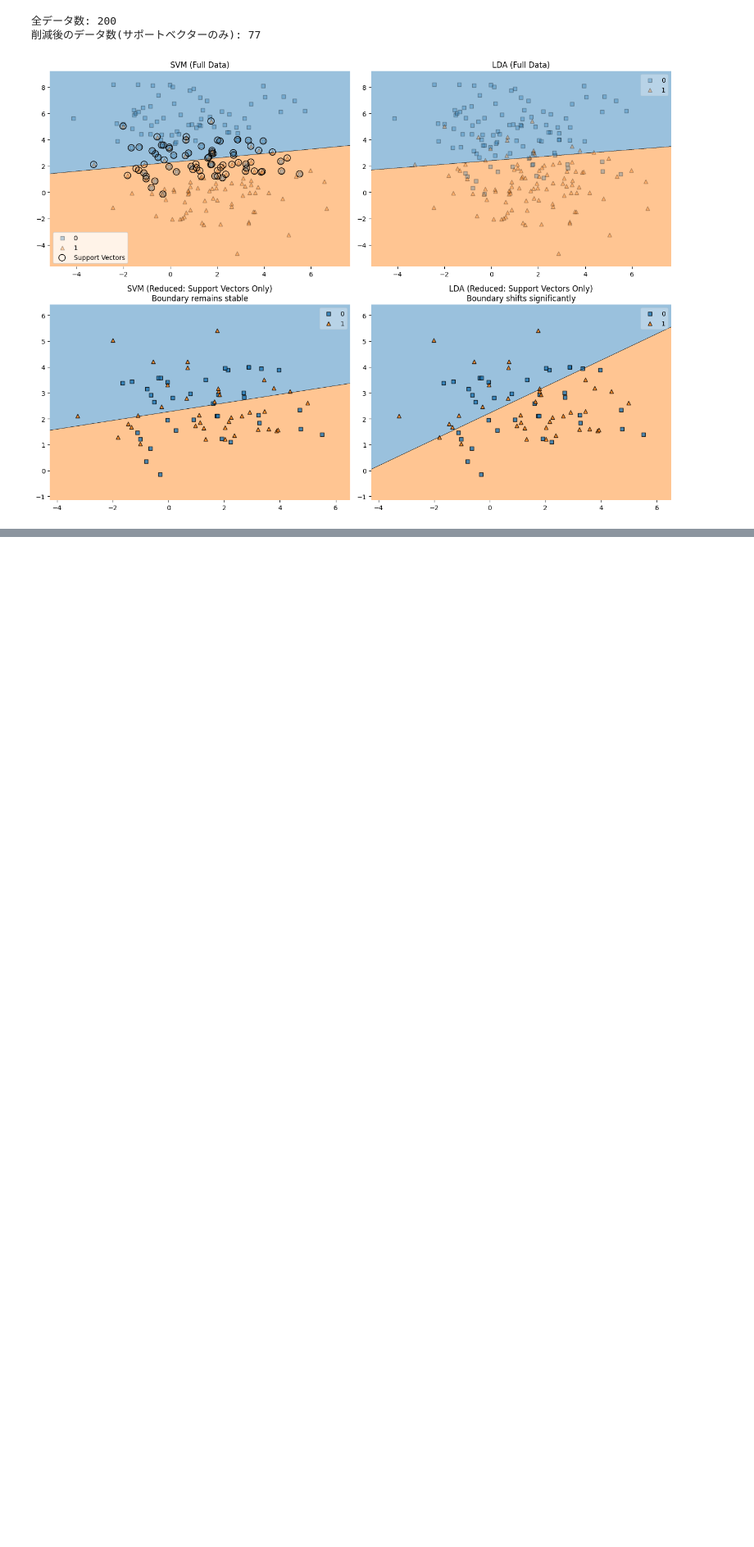
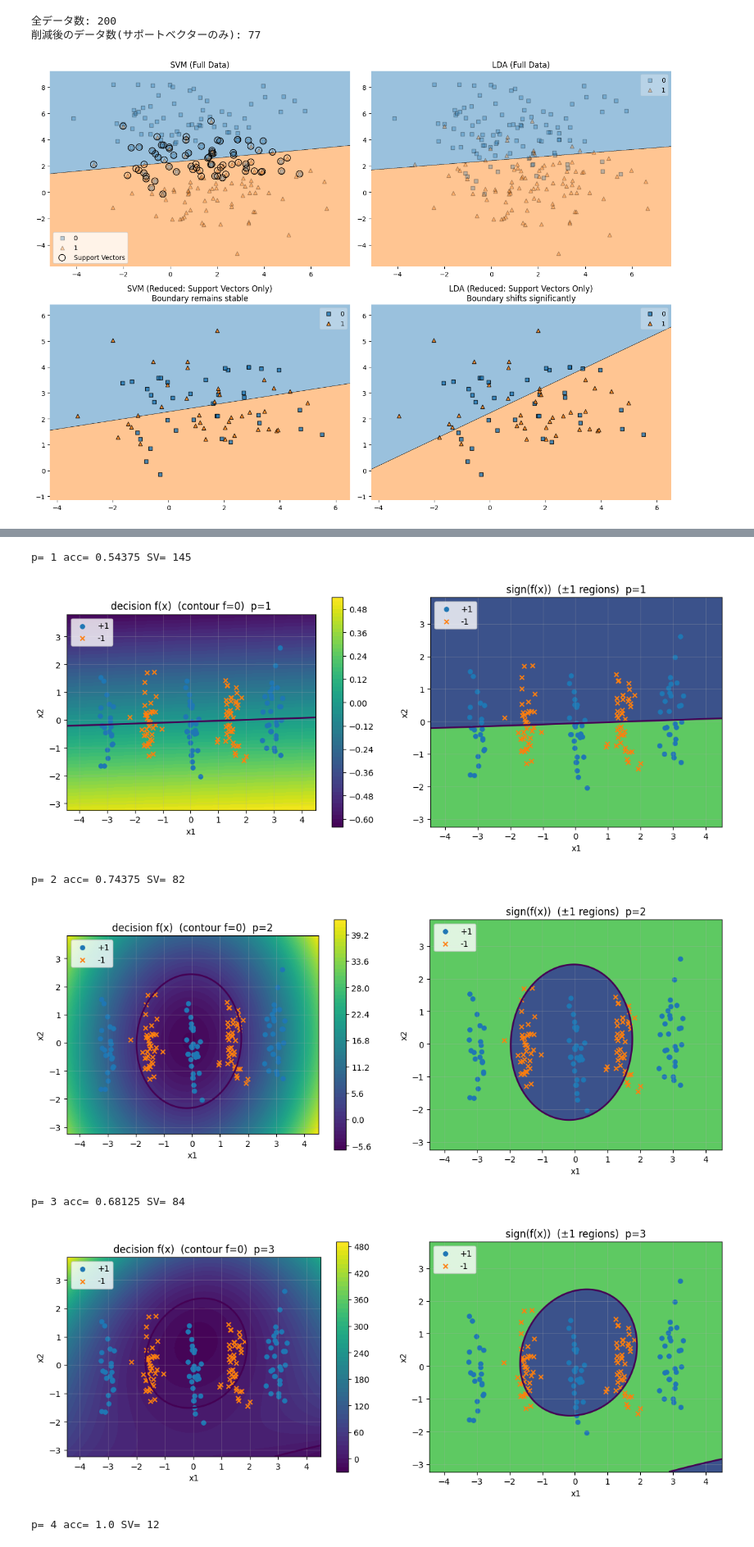
Before and after one commit to 1em9ot/scikit-learn-handbook, a Jupyter notebook: chapter4/section4_3_1.ipynb, the cells around one changed output, grey strips where cells are left out. Shown at 82% size. Saved outputs shown, nothing was run; the diff lists cells and outputs as text; code cells hidden in the pictures; blank space fills up the shorter version.

```diff
--- a/chapter4/section4_3_1.ipynb
+++ b/chapter4/section4_3_1.ipynb
@@ -150,0 +284,14 @@ plt.show()
+# %%
+# 比較: p をいくつか変えて分離の変化を見る
+for p in [1,2,3,4,5]:
+    clf, acc = fit_poly(X,y,p)
+    print('p=',p,'acc=',acc,'SV=',clf.n_support_.sum())
+    viz(clf, X, y, ttl=f"p={p}")
+# %% [output]
+p= 1 acc= 0.54375 SV= 145
+[figure, added]
+p= 2 acc= 0.74375 SV= 82
+[figure, added]
+p= 3 acc= 0.68125 SV= 84
+[figure, added]
+p= 4 acc= 1.0 SV= 12
```
Also changed, not shown: parts of 6 cells of this notebook.
